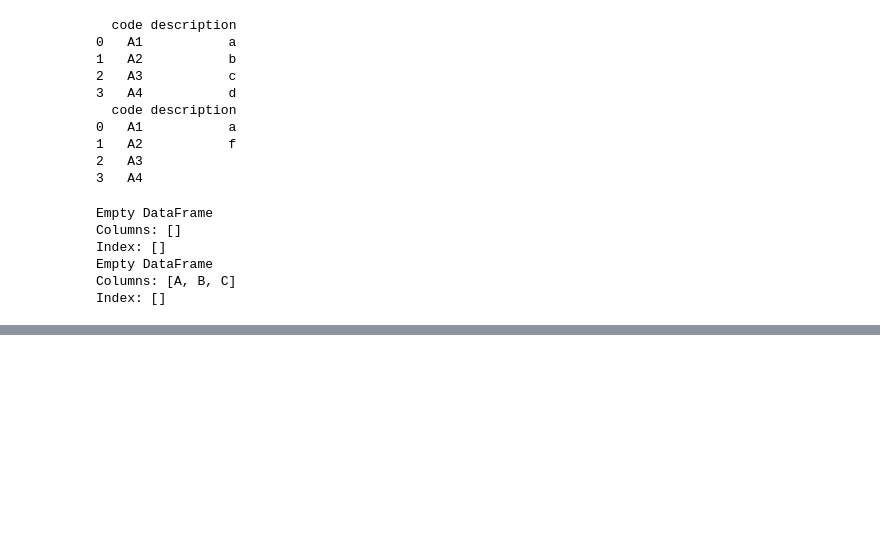
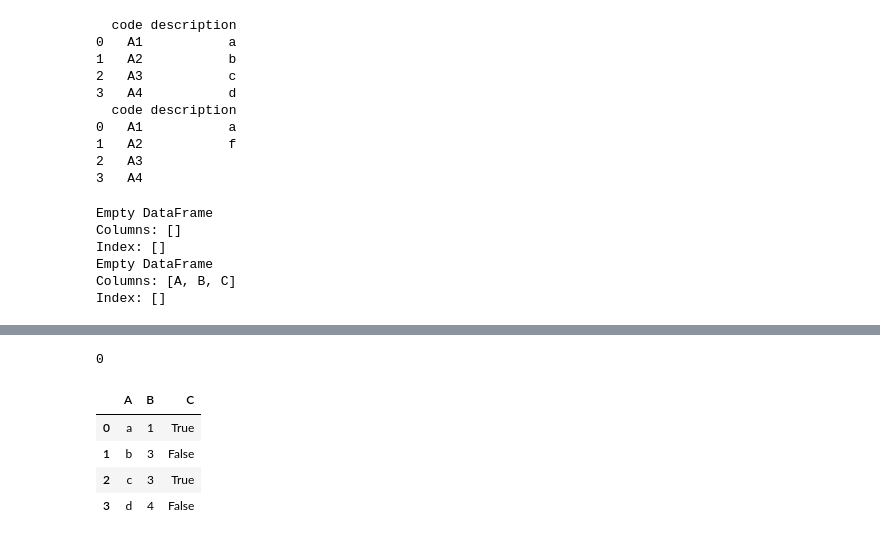
Before and after one commit to TianfengChen/ExpertPythonCode, a Jupyter notebook: 5_DataManipulation/test_pandas/pandas_func.ipynb, the cells around one changed output, grey strips where cells are left out. Cells and saved outputs as stored; diff of their text form; code cells hidden in the pictures; blank space fills up the shorter version.

```diff
--- a/5_DataManipulation/test_pandas/pandas_func.ipynb
+++ b/5_DataManipulation/test_pandas/pandas_func.ipynb
@@ -401,0 +435,21 @@ C = pd.concat([A,B])
+# %%
+list_ = ['c','l','a']
+list_.index('c')
+# %% [output]
+0
+# %%
+import pandas as pd
+D = {"A":['a','b','c','d'],'B':[1,2,3,4],'C':[True,False,True,False]}
+A = pd.DataFrame(D)
+
+new_update = {'B':3,'C':False}
+
+#make line1 haave the new_update
+A.loc[1,new_update.keys()] = new_update.values()
+A
+# %% [output]
+|  | A | B | C |
+| 0 | a | 1 | True |
+| 1 | b | 3 | False |
+| 2 | c | 3 | True |
+| 3 | d | 4 | False |
```
Also changed, not shown: parts of 3 cells of this notebook, 10 other files.
